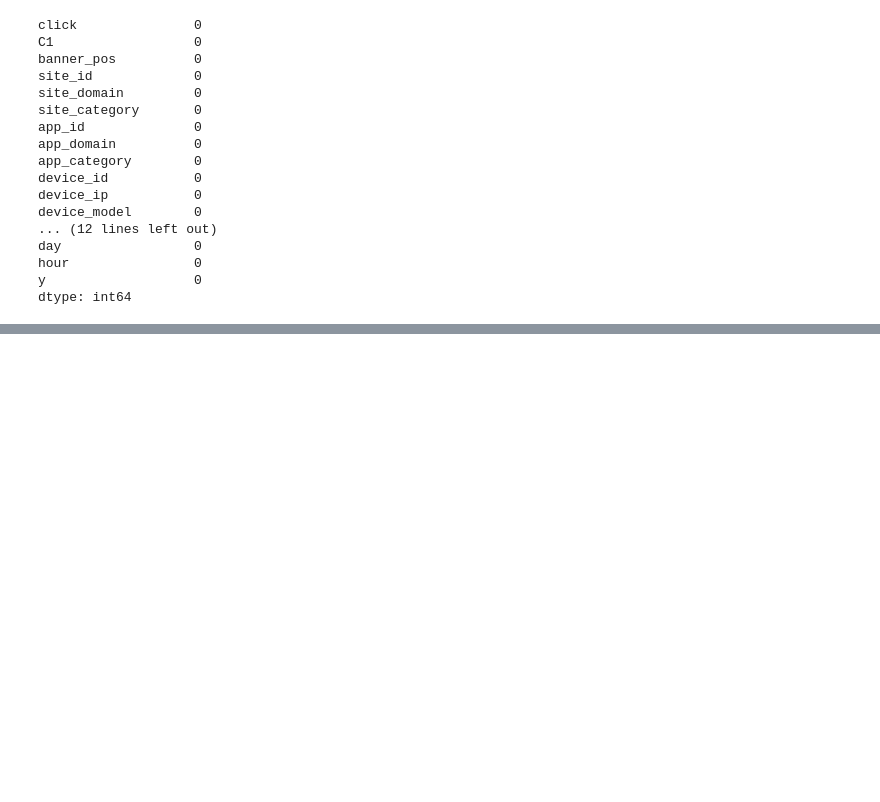
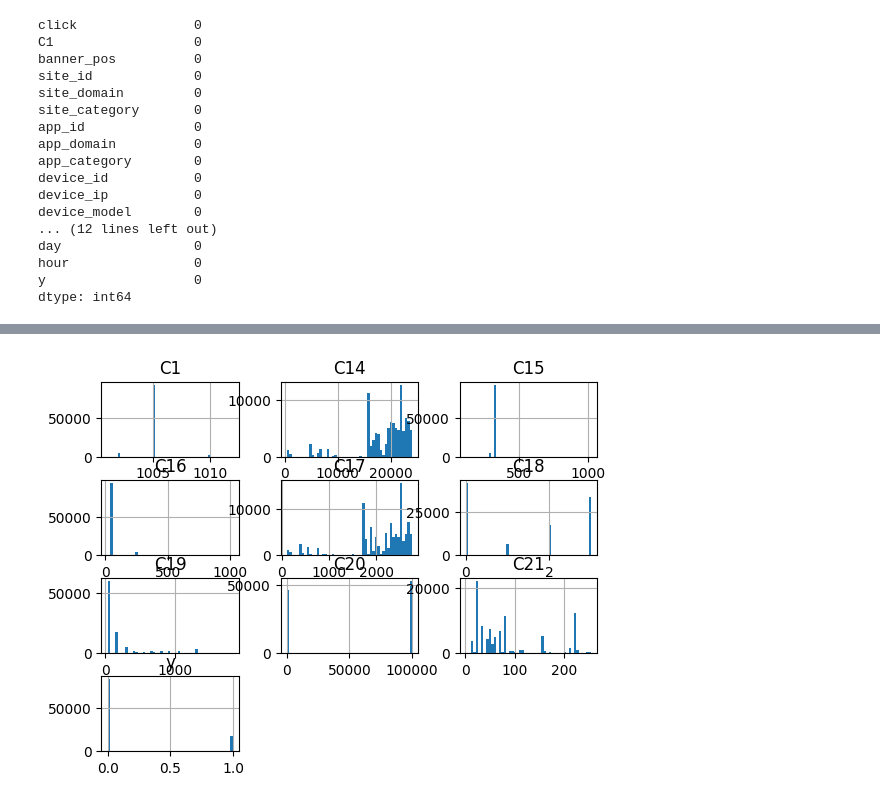
Before and after one commit to ussahil/CapstonePojectCTR, a Jupyter notebook: capstone.ipynb, the cells around one changed output, grey strips where cells are left out. Drawn from its saved outputs; the diff is of its cells as text; code cells hidden in the pictures; blank space fills up the shorter version.

```diff
--- a/capstone.ipynb
+++ b/capstone.ipynb
@@ -97,0 +349,5 @@ df[df.duplicated()]
+# %%
+df_numeric.hist(bins=50)
+plt.show()
+# %% [output]
+[figure, added]
```
Also changed, not shown: parts of 51 cells of this notebook.
